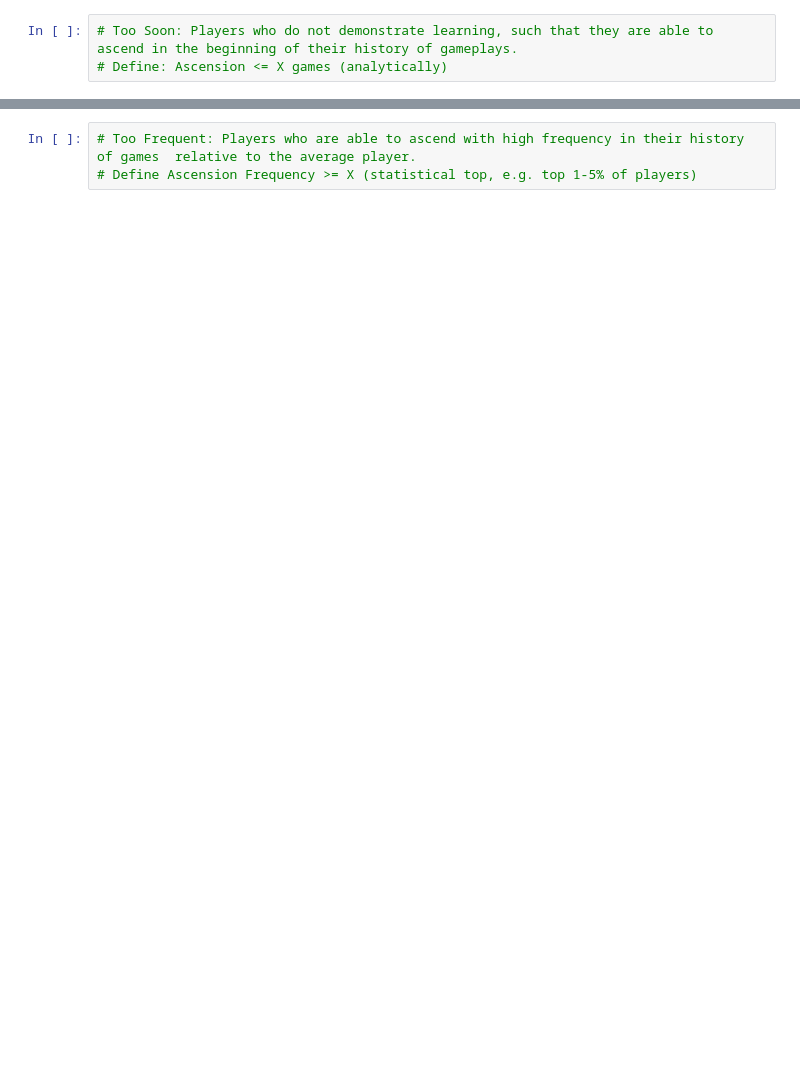
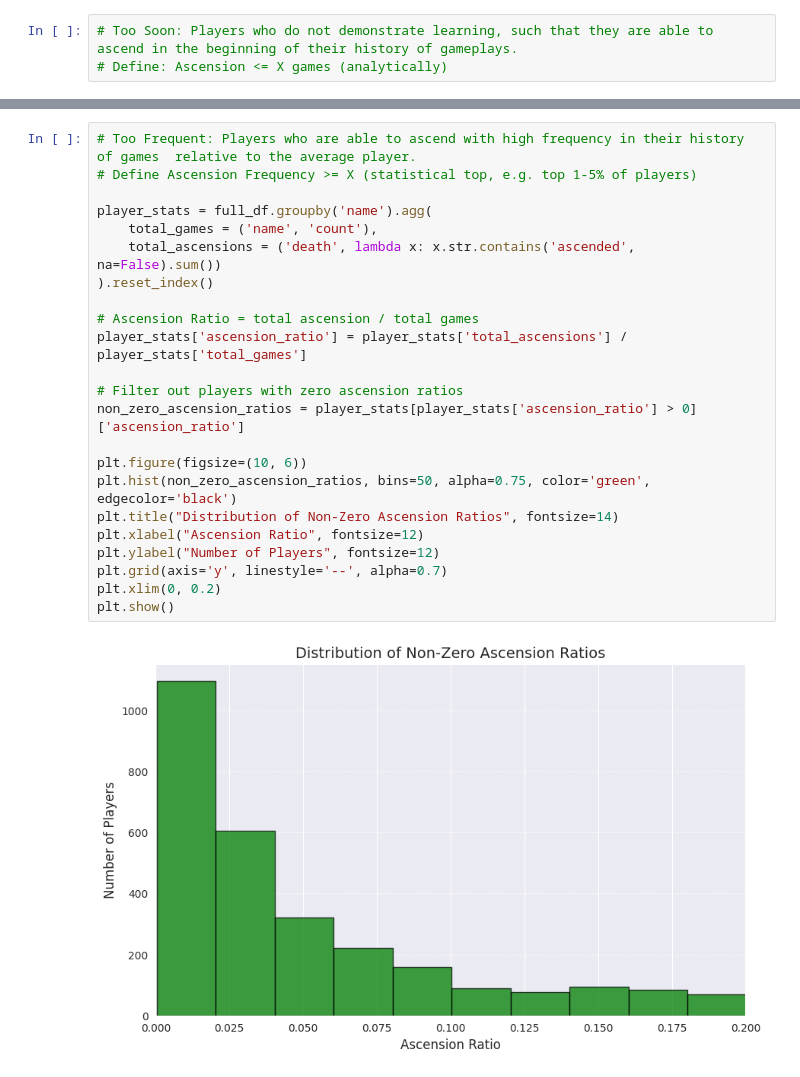
Before and after one commit to helix-phase/NetHack-Research, a Jupyter notebook: notebooks/1-2-2024_Expert-Filtering.ipynb, the cells around one changed output, grey strips where cells are left out. Drawn from its saved outputs; the diff is of its cells as text; blank space fills up the shorter version.

```diff
--- a/notebooks/1-2-2024_Expert-Filtering.ipynb
+++ b/notebooks/1-2-2024_Expert-Filtering.ipynb
@@ -32,3 +95,25 @@ full_df['ascended'] = (full_df['death'] == "ascended").astype(int)
 # %%
 # Too Frequent: Players who are able to ascend with high frequency in their history of games  relative to the average player.
 # Define Ascension Frequency >= X (statistical top, e.g. top 1-5% of players)
+
+player_stats = full_df.groupby('name').agg(
+    total_games = ('name', 'count'),
+    total_ascensions = ('death', lambda x: x.str.contains('ascended', na=False).sum())
+).reset_index()
+
+# Ascension Ratio = total ascension / total games
+player_stats['ascension_ratio'] = player_stats['total_ascensions'] / player_stats['total_games']
+
+# Filter out players with zero ascension ratios
+non_zero_ascension_ratios = player_stats[player_stats['ascension_ratio'] > 0]['ascension_ratio']
+
+plt.figure(figsize=(10, 6))
+plt.hist(non_zero_ascension_ratios, bins=50, alpha=0.75, color='green', edgecolor='black')
+plt.title("Distribution of Non-Zero Ascension Ratios", fontsize=14)
+plt.xlabel("Ascension Ratio", fontsize=12)
+plt.ylabel("Number of Players", fontsize=12)
+plt.grid(axis='y', linestyle='--', alpha=0.7)
+plt.xlim(0, 0.2)
+plt.show()
+# %% [output]
+[figure, added]
```
Also changed, not shown: parts of 13 cells of this notebook, 3 other files.
